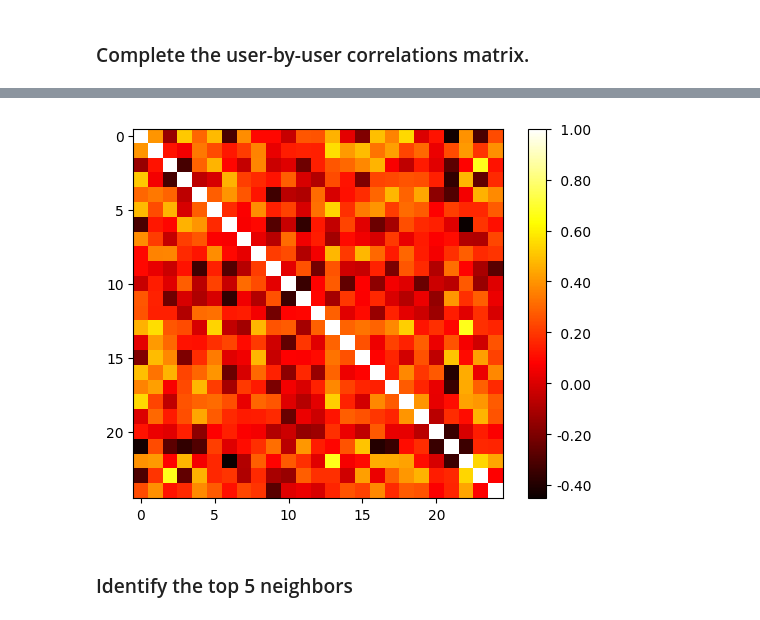
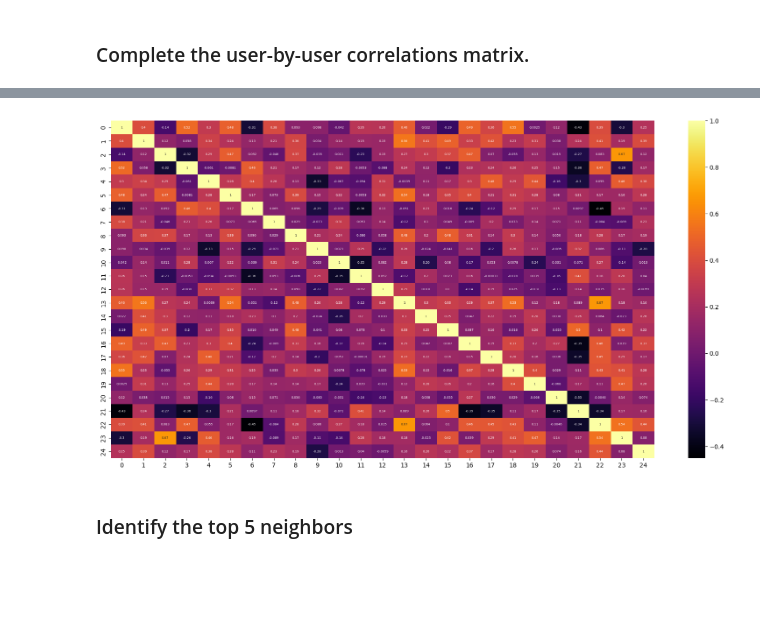
Before and after one commit to spzSource/recommender-systems-course, a Jupyter notebook: module-2/week-2/user-user-cf.ipynb, the cells around one changed output, grey strips where cells are left out. Drawn from its saved outputs; the diff is of its cells as text; code cells hidden in the pictures; blank space fills up the shorter version.

```diff
--- a/module-2/week-2/user-user-cf.ipynb
+++ b/module-2/week-2/user-user-cf.ipynb
@@ -71,14 +93,15 @@ shape: (25, 25)
 | 0.394371 | 0.411676 | 0.082528 | 0.474974 | 0.054518 | 0.165608 | -0.451625 | -0.083562 | 0.284648 | 0.085673 | 0.268595 | 0.179652 | ... |
 | -0.304422 | 0.189234 | 0.667168 | -0.262073 | 0.46411 | 0.162314 | 0.19366 | -0.089317 | 0.170757 | -0.109892 | -0.143503 | 0.280402 | ... |
 | 0.245048 | 0.390067 | 0.119162 | 0.166999 | 0.379856 | 0.279677 | 0.113266 | 0.229219 | 0.193131 | -0.279385 | 0.013284 | 0.040328 | ... |
-# %%
-import matplotlib.pyplot as plt
-
-fig, ax = plt.subplots()
-im = ax.imshow(corr_matrix_df, cmap='hot', interpolation='nearest')
-cbar = ax.figure.colorbar(im, ax=ax, format='% .2f')
-# %% [output]
-[figure, removed]
+# %%
+import seaborn as sns
+import matplotlib.pyplot as plt
+
+plt.figure(figsize=(20, 10))
+sns.heatmap(corr_matrix_df, annot=True, cmap='inferno', annot_kws={"size": 5})
+plt.show()
+# %% [output]
+[figure, added]
 # %% [markdown]
 ### Identify the top 5 neighbors
 # %%
```
Also changed, not shown: parts of 17 cells of this notebook.
